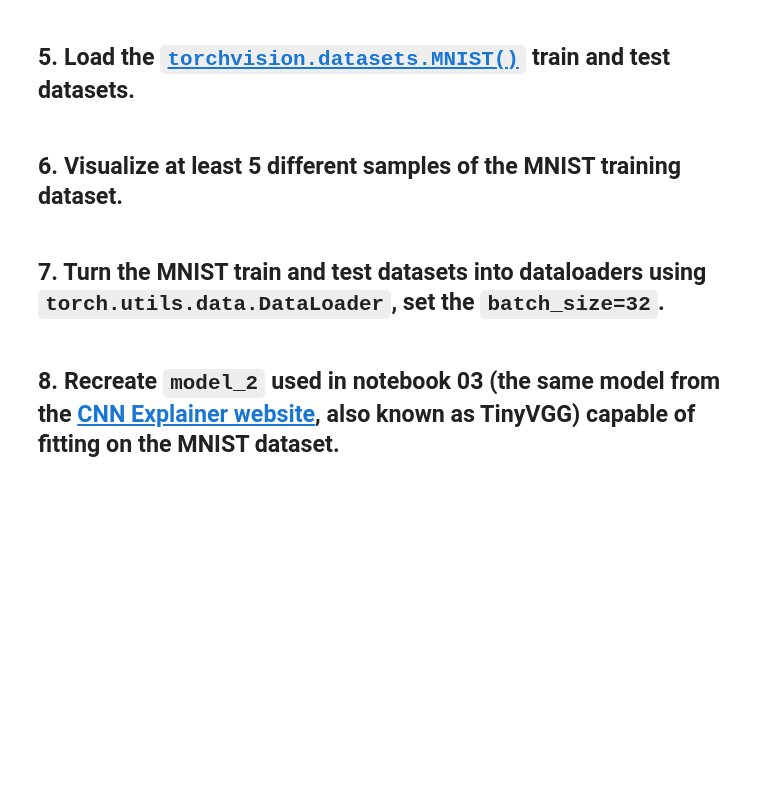
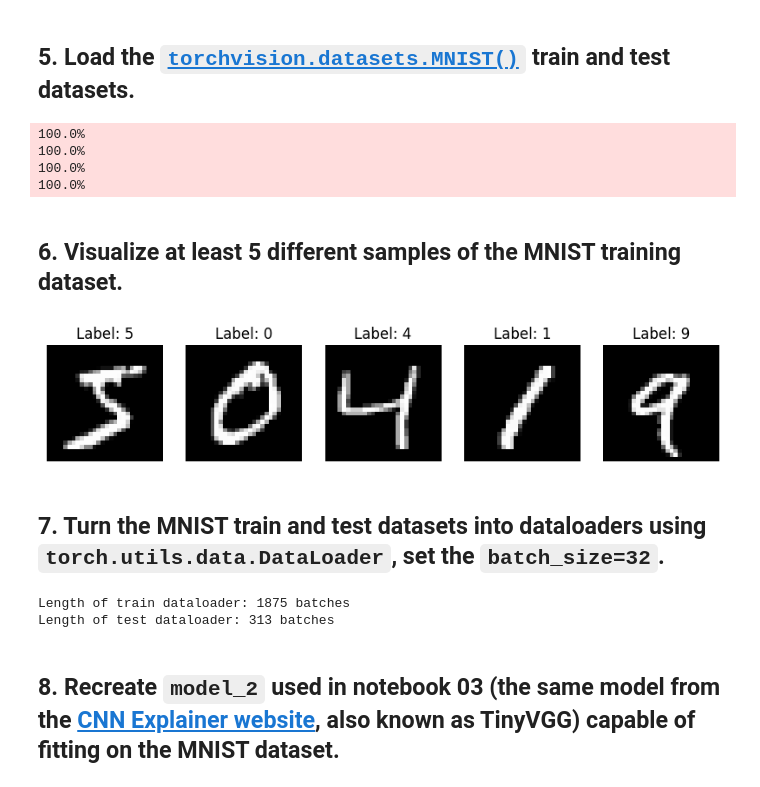
Before and after one commit to Ouzr0107/pytorch_ex, a Jupyter notebook: extras/exercises/03_pytorch_computer_vision_exercises.ipynb, the cells around one changed output. Saved outputs shown, nothing was run; the diff lists cells and outputs as text; code cells hidden in the pictures; blank space fills up the shorter version.

```diff
--- a/extras/exercises/03_pytorch_computer_vision_exercises.ipynb
+++ b/extras/exercises/03_pytorch_computer_vision_exercises.ipynb
@@ -71,9 +71,61 @@ device
 * Upload your own example image using the "upload" button on the website and see what happens in each layer of a CNN as your image passes through it.
 # %% [markdown]
 ## 5. Load the [`torchvision.datasets.MNIST()`](https://pytorch.org/vision/stable/generated/torchvision.datasets.MNIST.html#torchvision.datasets.MNIST) train and test datasets.
+# %%
+import torchvision
+from torchvision import datasets
+from torchvision.transforms import ToTensor
+
+# Import matplotlib for visualization
+import matplotlib.pyplot as plt
+
+train_data = datasets.MNIST(
+    root='data',
+    train=True,
+    download=True,
+    transform=ToTensor(),
+    target_transform=None
+)
+
+test_data = datasets.MNIST(
+    root='data',
+    train=False,
+    download=True,
+    transform=ToTensor(),
+    target_transform=None
+)
+# %% [output]
+100.0%
+100.0%
+100.0%
+100.0%
 # %% [markdown]
 ## 6. Visualize at least 5 different samples of the MNIST training dataset.
+# %%
+plt.figure(figsize=(10, 10))
+for i in range(5):
+    plt.subplot(1, 5, i + 1)
+    plt.imshow(train_data[i][0].squeeze(), cmap='gray')
+    plt.title(f'Label: {train_data[i][1]}')
+    plt.axis('off')
+plt.show()
+# %% [output]
+[figure, added]
 # %% [markdown]
 ## 7. Turn the MNIST train and test datasets into dataloaders using `torch.utils.data.DataLoader`, set the `batch_size=32`.
+# %%
+from torch.utils.data import DataLoader
+
+BATCH_SIZE = 32
+
+train_dataloader = DataLoader(train_data, batch_size=BATCH_SIZE, shuffle=True)
+
+test_dataloader = DataLoader(test_data, batch_size=BATCH_SIZE, shuffle=False)
+
+print(f'Length of train dataloader: {len(train_dataloader)} batches')
+print(f'Length of test dataloader: {len(test_dataloader)} batches')
+# %% [output]
+Length of train dataloader: 1875 batches
+Length of test dataloader: 313 batches
 # %% [markdown]
 ## 8. Recreate `model_2` used in notebook 03 (the same model from the [CNN Explainer website](https://poloclub.github.io/cnn-explainer/), also known as TinyVGG) capable of fitting on the MNIST dataset.
```
Also changed, not shown: parts of 5 cells of this notebook.
